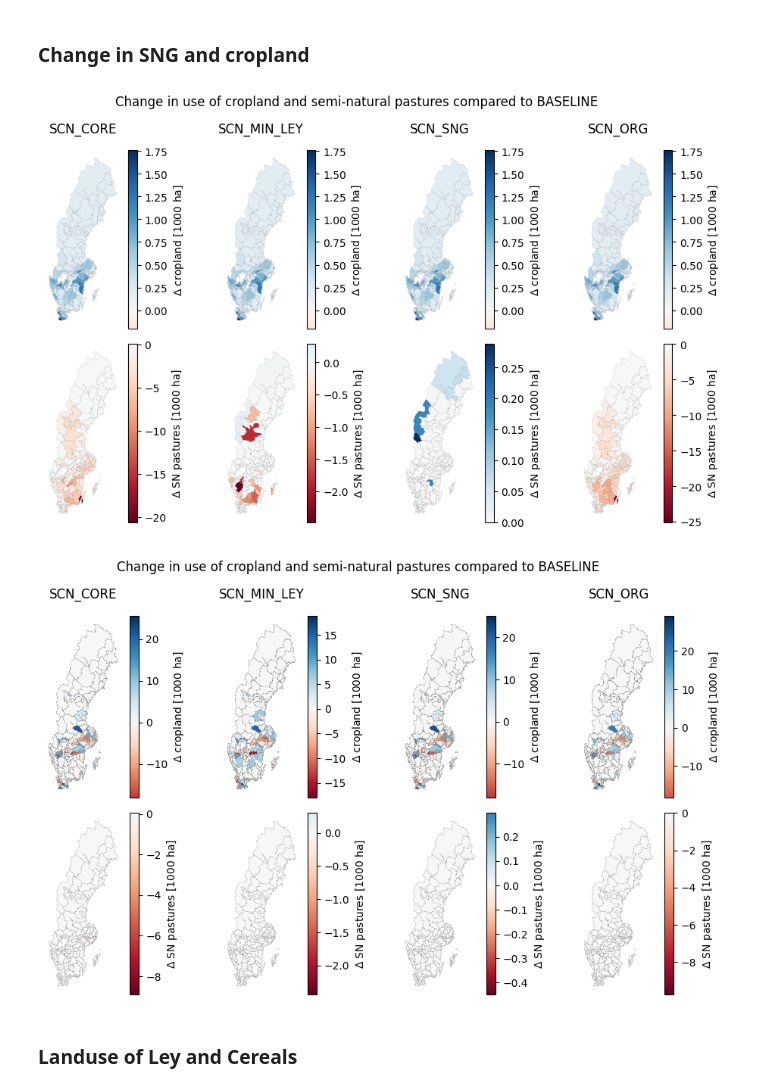
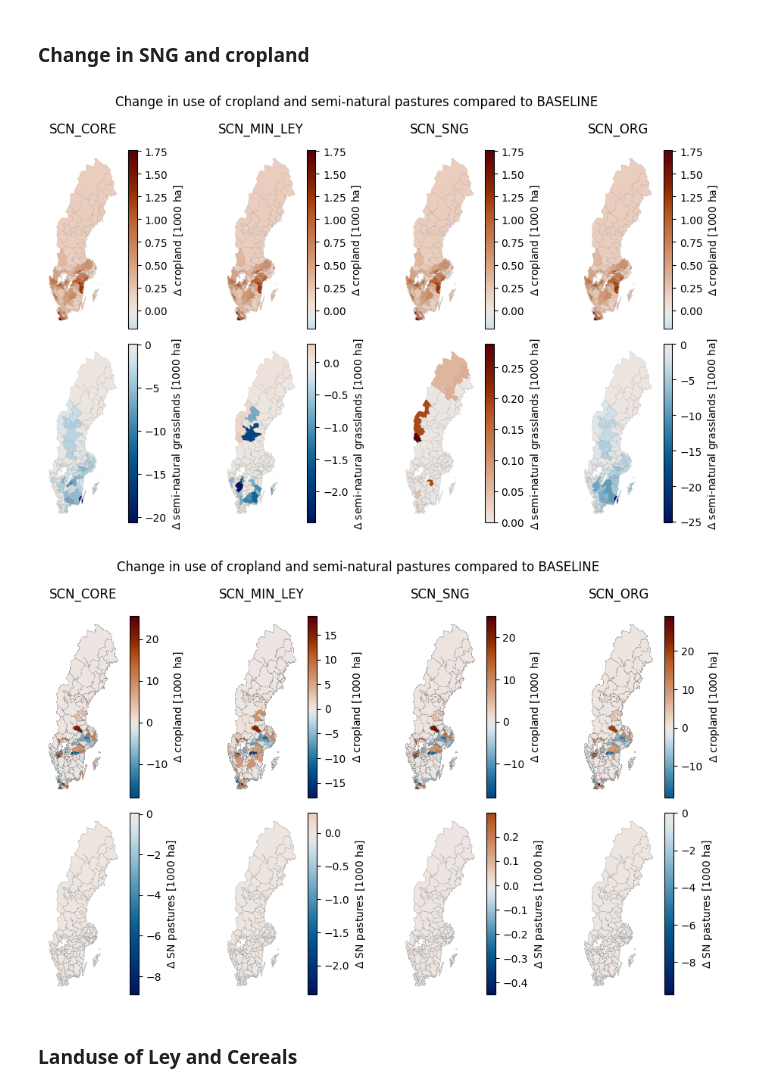
Before and after one commit to wanecek/eitm01-scenarios, a Jupyter notebook: analysis.ipynb, the cells around one changed output. Saved outputs shown, nothing was run; the diff lists cells and outputs as text; code cells hidden in the pictures.

```diff
--- a/analysis.ipynb
+++ b/analysis.ipynb
@@ -109,3 +119,8 @@ Unit: kg TAN
 Origin module: WasteAndCircularity
 Levels: ['region', 'feedstock', 'feedstock_group', 'feedstock_type', 'treatment']
 Note: Items under Scenarios and Data attributes are clickable to show more details
+# %%
+CMAPS = {
+    "map1": "bone_r",
+    "cat1": cmc.devon,
+}
@@ -111,0 +319,20 @@ Note: Items under Scenarios and Data attributes are clickable to show more detai
+# %%
+production = pd.concat([
+    session.get_attr("a", "production").T.xs("cattle", level="species").groupby("animal_prod").sum().T[["meat", "milk"]],
+    session.get_attr("c", "harvest", "crop")[["Peas (add)", "Wheat (add)"]],
+], axis=1).droplevel("year").fillna(0)
+
+for prod, factor in PROTEIN_CONTENTS.items():
+    production[prod] *= factor
+
+production = production.rename(columns=RENAME_MAP)
+
+fig, ax = plt.subplots(1, 1, figsize=(6, 5))
+plot.bar(production / 1e9, stacked=True, ax=ax, cmap=CMAPS["cat1"])
+ax.set_ylabel("Protein [1000 tonnes]")
+ax.legend(loc='center left', bbox_to_anchor=(1.0, 0.5), title="Protein source")
+
+#fig.suptitle("Production of added protein")
+fig.tight_layout()
+fig.savefig("figures/protein-production.pdf")
+fig.show()
@@ -139,11 +413,21 @@ landuse_data = (
     .drop(['Greenhouse crops'], axis=1)
     .droplevel('year')
 )
+
+landuse_data = landuse_data.loc[:,[
+    "Vegetables, berries and fruit",
+    "Fallow",
+    "Other arable",
+    "Cereals",
+    "Fodder crops",
+    "Semi-natural grasslands",
+]]
+
 plot.bar(
     data=landuse_data,
     ax=ax,
-    cmap='Pastel1',
-    edgecolor='grey'
+    cmap=CMAPS["cat1"],
+    edgecolor='k'
 )
 
 ax.tick_params(axis='y', which='major')
@@ -202,30 +486,29 @@ session.get_attr("C","area",{"crop": [None, "land_use"]}).droplevel("year").T.xs
 # %%
 land_use = session.get_attr('C','area',{'crop': 'land_use', 'region':None}).droplevel("year")
 land_use = (land_use - land_use.loc['BASELINE'])
 
 scenarios = [scn for scn in land_use.index.unique("scn") if scn != "BASELINE"]
 n_scn = len(scenarios)
 fig, axs2d = plt.subplots(2, n_scn, figsize=(n_scn * 2.5, 6))
 
 for scn, axs in zip(scenarios, axs2d.T):
     axs[0].set_title(scn)
     for ax, land_type in zip(axs, ["cropland", "semi-natural grasslands"]):
         data = land_use.loc[scn,:].xs(land_type, level="land_use") / 1e3
         lim = abs(data).quantile(0.99)
         ax.set_axis_off()
-        lt = "SN pastures" if land_type == "semi-natural grasslands" else land_type
         plot.map_from_series(
             data, ax=ax,
-            cmap='RdBu', edgecolor='grey',
-            legend_kwds={'label': fr'$\Delta$ {lt} [1000 ha]'},
+            cmap=cmc.vik, edgecolor='grey',
+            legend_kwds={'label': fr'$\Delta$ {land_type} [1000 ha]'},
             cmap_zero_midpoint="shrink"
         )
 
 fig.suptitle("Change in use of cropland and semi-natural pastures compared to BASELINE")
 fig.tight_layout()
 fig.show()
 # %% [output]
-[figure, old version]
+[figure, new version]
 # %%
 land_use = session.get_attr('C','area',{'crop': [None, 'land_use'], 'region':None}).droplevel("year")
 # Drop non-pasture SNGs
@@ -247,7 +530,7 @@ for scn, axs in zip(scenarios, axs2d.T):
         lt = "SN pastures" if land_type == "semi-natural grasslands" else land_type
         plot.map_from_series(
             data, ax=ax,
-            cmap='RdBu', edgecolor='grey',
+            cmap=cmc.vik, edgecolor='grey',
             legend_kwds={'label': fr'$\Delta$ {lt} [1000 ha]'},
             cmap_zero_midpoint="shrink"
         )
@@ -257,7 +540,7 @@ fig.tight_layout()
 #fig.savefig("figures/delta-cropland-sng.png")
 fig.show()
 # %% [output]
-[figure, old version]
+[figure, new version]
 # %% [markdown]
 ### Landuse of Ley and Cereals
 # %%
```
Also changed, not shown: parts of 42 cells of this notebook.
